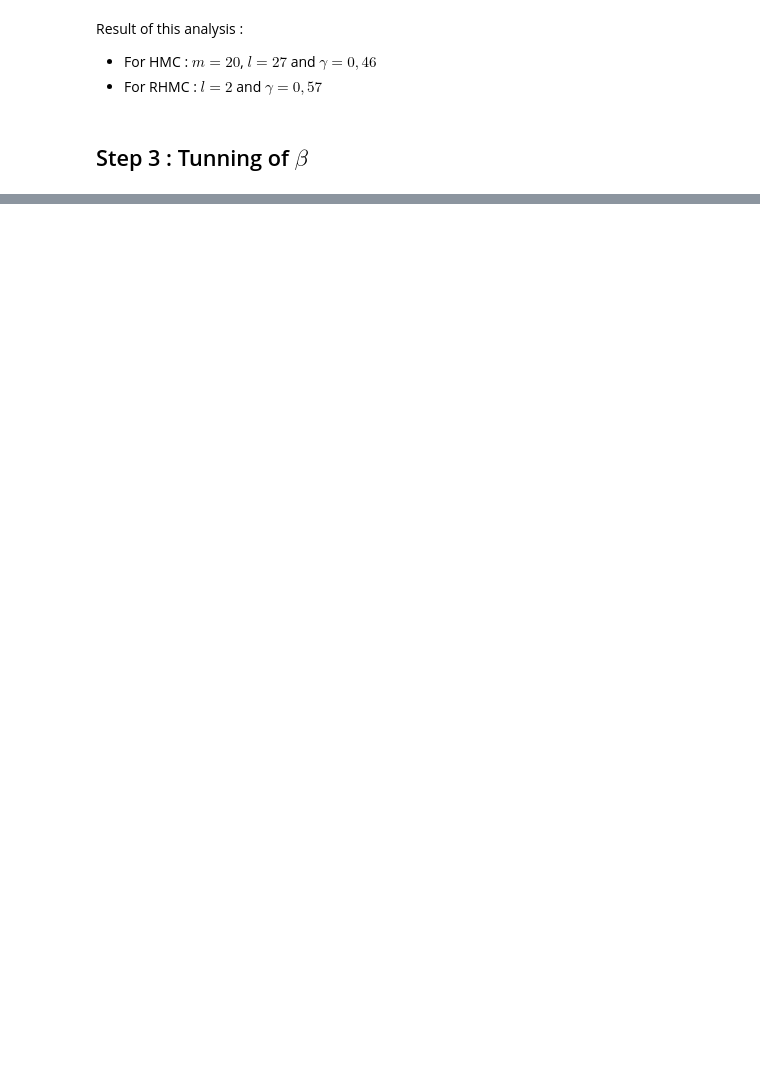
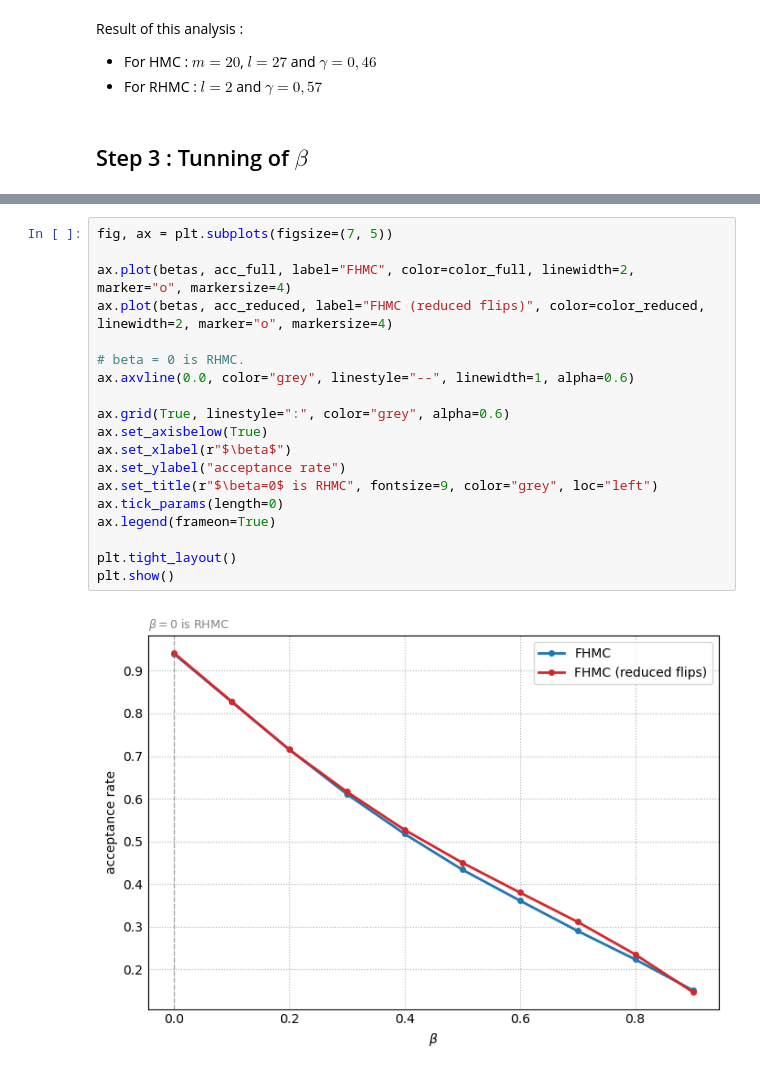
Before and after one commit to abelmaxv/geodesic_toolbox, a Jupyter notebook: internship_experiments/rosenbrock_parameters_tunning.ipynb, the cells around one changed output, grey strips where cells are left out. Drawn from its saved outputs; the diff is of its cells as text; blank space fills up the shorter version.

```diff
--- a/internship_experiments/rosenbrock_parameters_tunning.ipynb
+++ b/internship_experiments/rosenbrock_parameters_tunning.ipynb
@@ -389,0 +425,21 @@ plt.show()
+# %%
+fig, ax = plt.subplots(figsize=(7, 5))
+
+ax.plot(betas, acc_full, label="FHMC", color=color_full, linewidth=2, marker="o", markersize=4)
+ax.plot(betas, acc_reduced, label="FHMC (reduced flips)", color=color_reduced, linewidth=2, marker="o", markersize=4)
+
+# beta = 0 is RHMC.
+ax.axvline(0.0, color="grey", linestyle="--", linewidth=1, alpha=0.6)
+
+ax.grid(True, linestyle=":", color="grey", alpha=0.6)
+ax.set_axisbelow(True)
+ax.set_xlabel(r"$\beta$")
+ax.set_ylabel("acceptance rate")
+ax.set_title(r"$\beta=0$ is RHMC", fontsize=9, color="grey", loc="left")
+ax.tick_params(length=0)
+ax.legend(frameon=True)
+
+plt.tight_layout()
+plt.show()
+# %% [output]
+[figure, added]
```
Also changed, not shown: parts of 7 cells of this notebook, 1 other file.
